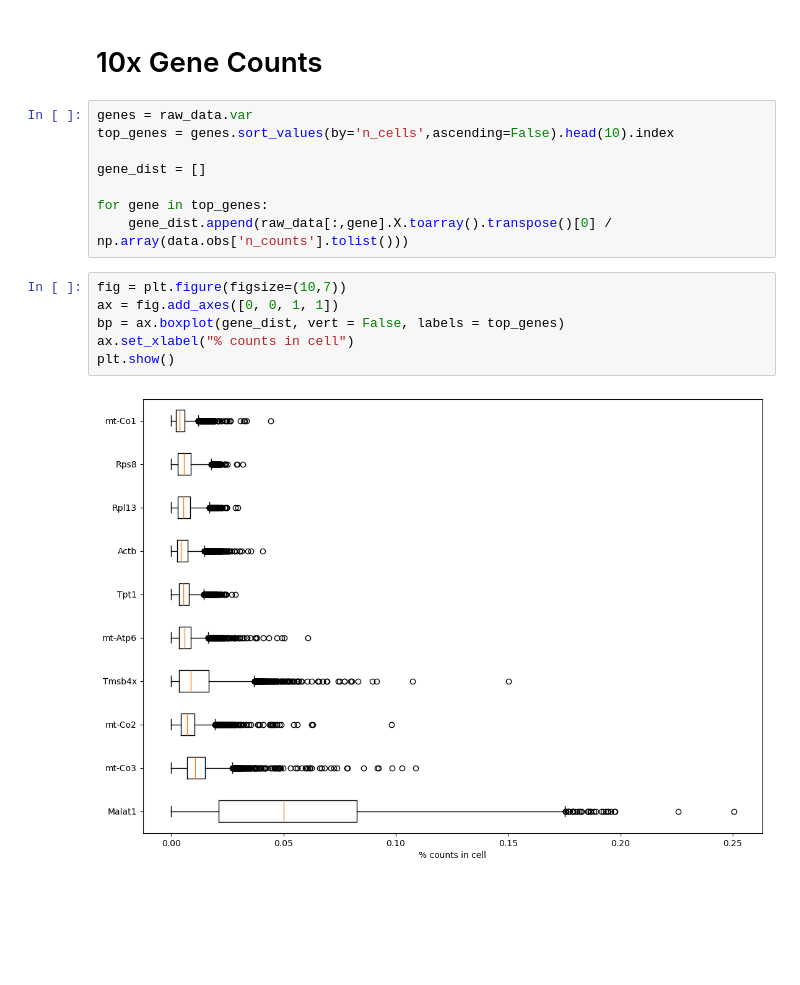
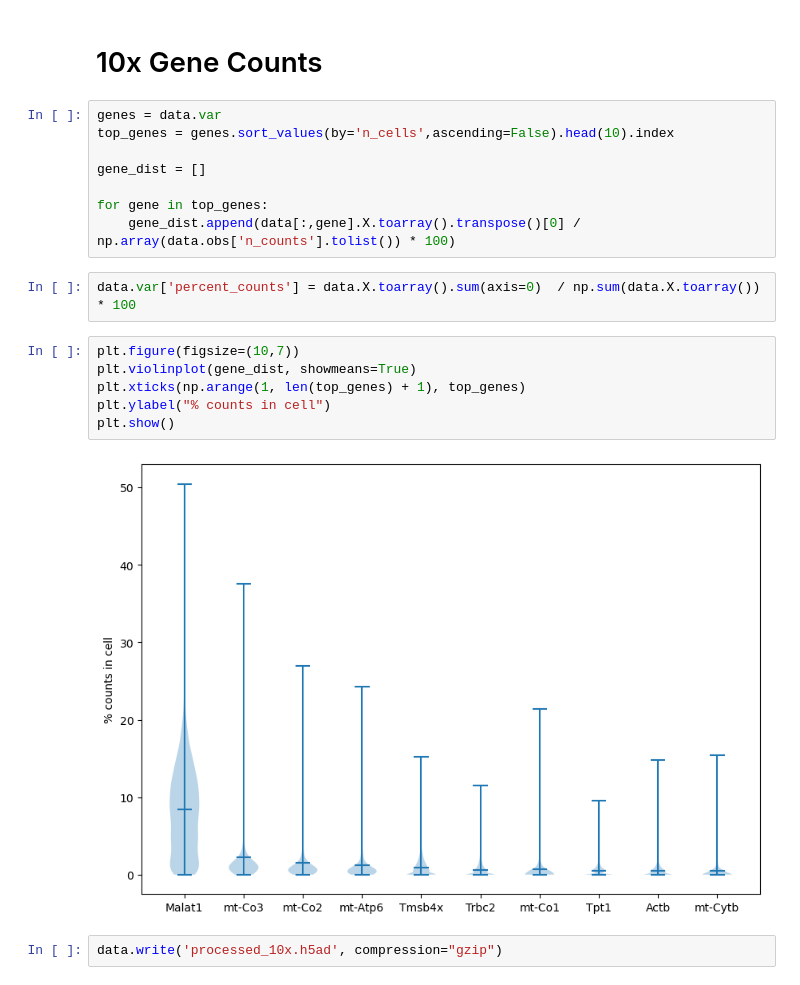
Before and after one commit to mcaskey6/10XvParse, a Jupyter notebook: Analysis 1/10x_test.ipynb, the cells around one changed output. Drawn from its saved outputs; the diff is of its cells as text; blank space fills up the shorter version.

```diff
--- a/Analysis 1/10x_test.ipynb
+++ b/Analysis 1/10x_test.ipynb
@@ -163,18 +158,22 @@ print(raw_data.obs['n_counts'].tolist())
 # %% [markdown]
 # 10x Gene Counts
 # %%
-genes = raw_data.var
+genes = data.var
 top_genes = genes.sort_values(by='n_cells',ascending=False).head(10).index
 
 gene_dist = []
 
 for gene in top_genes:
-    gene_dist.append(raw_data[:,gene].X.toarray().transpose()[0] / np.array(data.obs['n_counts'].tolist()))
+    gene_dist.append(data[:,gene].X.toarray().transpose()[0] / np.array(data.obs['n_counts'].tolist()) * 100)
-# %%
-fig = plt.figure(figsize=(10,7))
-ax = fig.add_axes([0, 0, 1, 1])
-bp = ax.boxplot(gene_dist, vert = False, labels = top_genes)
-ax.set_xlabel("% counts in cell")
-plt.show()
-# %% [output]
-[figure, removed]
+# %%
+data.var['percent_counts'] = data.X.toarray().sum(axis=0)  / np.sum(data.X.toarray()) * 100
+# %%
+plt.figure(figsize=(10,7))
+plt.violinplot(gene_dist, showmeans=True)
+plt.xticks(np.arange(1, len(top_genes) + 1), top_genes)
+plt.ylabel("% counts in cell")
+plt.show()
+# %% [output]
+[figure, added]
+# %%
+data.write('processed_10x.h5ad', compression="gzip")
```
Also changed, not shown: parts of 13 cells of this notebook, 3 other files.
